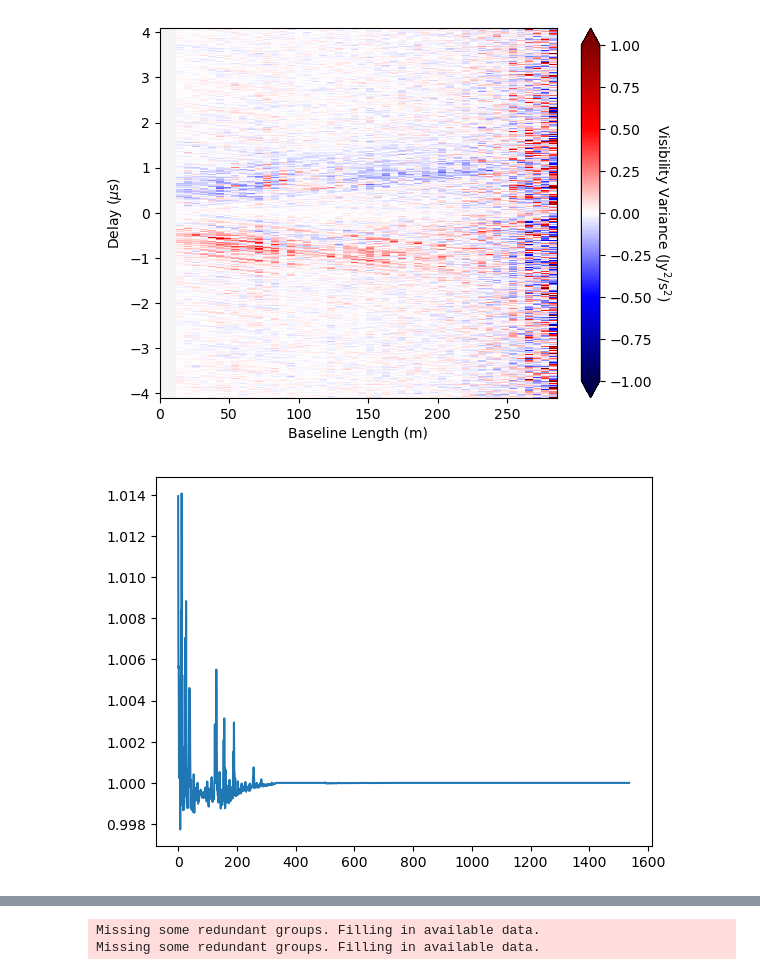
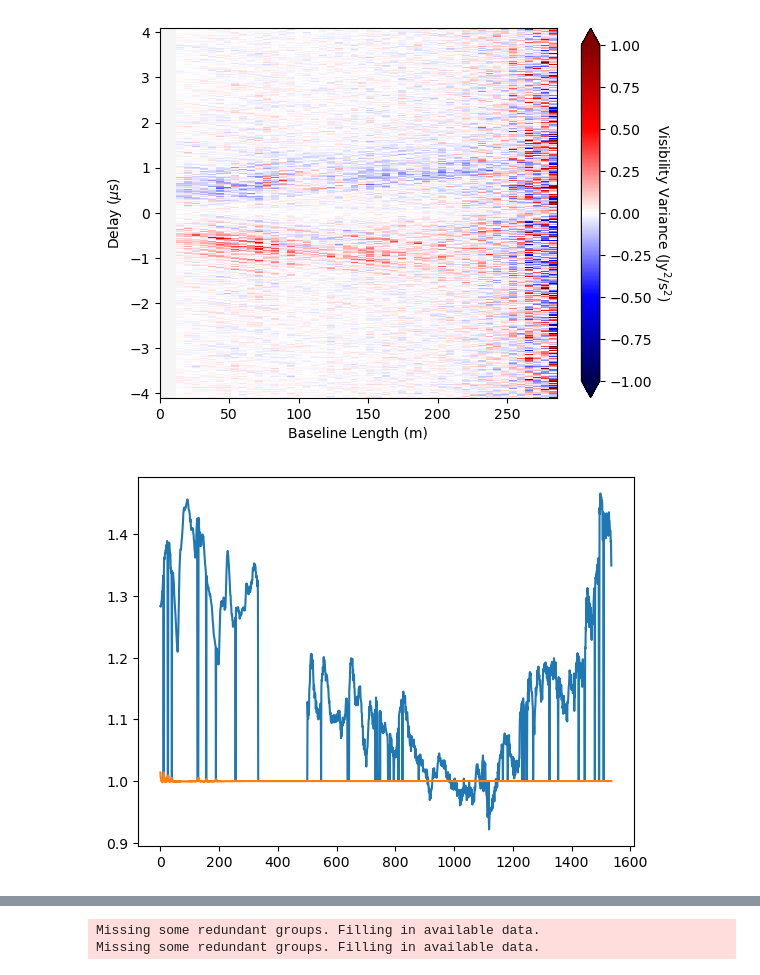
Before and after one commit to rlbyrne/rlb_hera, a Jupyter notebook: hera_data_viewer.ipynb, the cells around one changed output, grey strips where cells are left out. Cells and saved outputs as stored; diff of their text form; code cells hidden in the pictures.

Commit message:
code debugging

```diff
--- a/hera_data_viewer.ipynb
+++ b/hera_data_viewer.ipynb
@@ -72,16 +72,14 @@ plot_delay_spectra.plot_difference(data_dwabscal, data_abscal, ratio=True)
 dwabscal_params = np.load(
     "/safepool/rbyrne/hera_abscal_Jun2024/zen.2459861.45004.sum.abs_calibrated.red_avg_dwabscal_params.npy"
 )
-abscal_params = np.load(
-    "/safepool/rbyrne/hera_abscal_Jun2024/zen.2459861.45004.sum.abs_calibrated.red_avg_abscal_params.npy"
-)
+abscal_params = np.load("/safepool/rbyrne/debug_dwabscal_Jul2024/abscal_params.npy")
 # %%
-#plt.plot(abscal_params[1,:,0])
+plt.plot(abscal_params[0,:,0])
 plt.plot(dwabscal_params[0, :, 0])
 #plt.ylim([0,1.3])
 plt.show()
 # %% [output]
-[figure, old version]
+[figure, new version]
 # %%
 use_cmap = matplotlib.cm.get_cmap("inferno")
 use_cmap.set_bad(color="whitesmoke")
```
Also changed, not shown: parts of 15 cells of this notebook, 1 other file.
